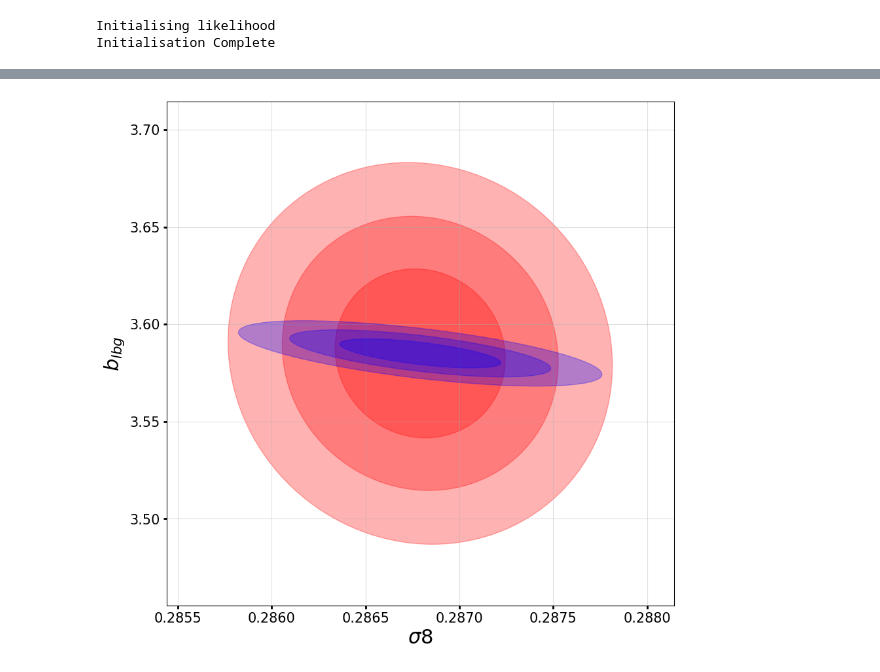
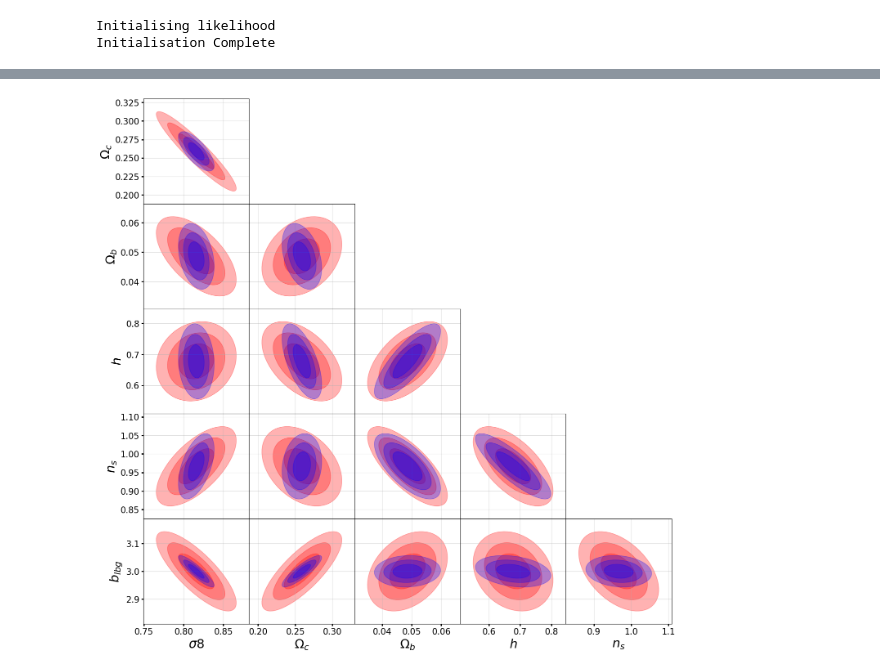
Before and after one commit to fpetri115/LBGforecast, a Jupyter notebook: tests_likelihood.ipynb, the cells around one changed output, grey strips where cells are left out. Saved outputs shown, nothing was run; the diff lists cells and outputs as text; code cells hidden in the pictures.

Commit message:
triangle plot

```diff
--- a/tests_likelihood.ipynb
+++ b/tests_likelihood.ipynb
@@ -49,18 +49,19 @@ params = np.array([lhood._cosmo_fid.sigma8,
 params = np.array([lhood._cosmo_fid.sigma8,
                   lhood._cosmo_fid.Omega_c,
                   lhood._cosmo_fid.Omega_b,
-                  lhood._cosmo_fid.h, lhood._cosmo_fid.n_s])
+                  lhood._cosmo_fid.h, lhood._cosmo_fid.n_s, lhood._b_lbg])
 
-norm_diff = pk(define_cosmo(), 1/8, 2.6)/pk(define_cosmo(), 1/8, 0)
-params = np.array([lhood._cosmo_fid.sigma8*np.sqrt(norm_diff), lhood._b_lbg])
+#w&w stuff
+#norm_diff = pk(define_cosmo(), 1/8, 2.6)/pk(define_cosmo(), 1/8, 0)
+#params = np.array([lhood._cosmo_fid.sigma8*np.sqrt(norm_diff), lhood._b_lbg])
 
 labels = np.array(["$\sigma8$", "$\Omega_c$", "$\Omega_b$",
                     "$h$", "$n_s$", "$w_0$"])
 
 labels = np.array(["$\sigma8$", "$\Omega_c$", "$\Omega_b$",
-                    "$h$", "$n_s$"])
+                    "$h$", "$n_s$", "$b_{lbg}$"])
 
-labels = np.array(["$\sigma8$", "$b_{lbg}$"])
+#labels = np.array(["$\sigma8$", "$b_{lbg}$"])
 
 F = lhood.fisher(params)
 F_marg = lhood.fisher_marg(params)
@@ -80,13 +81,13 @@ def plot_contours(fisher, pos, i, j, nstd=3, K=5.991, ax=None, resize=False, **k
 
   mat = fisher
   cov = np.linalg.inv(mat)
-  sigma_marg = lambda i: np.sqrt(cov[i, i])
+  sigma_marg = lambda k: np.sqrt(cov[k, k])
 
   if ax is None:
       ax = plt.gca()
 
   # Extracts the block we are interested in
-  cov = cov[:,[i,j]][[i,j],:]
+  cov = cov[[j, i]][::,[j, i]]
   vals, vecs = eigsorted(cov)
   theta = np.degrees(np.arctan2(*vecs[:, 0][::-1]))
 
@@ -110,8 +152,8 @@ def plot_contours(fisher, pos, i, j, nstd=3, K=5.991, ax=None, resize=False, **k
 plt.figure(figsize=(20, 20))
 nparams = len(params)
 
-randnos = np.random.multivariate_normal(np.array([params[0], params[1]]),
-                                         np.linalg.inv(F), 1000)
+#randnos = np.random.multivariate_normal(np.array([params[0], params[1]]),
+#                                         np.linalg.inv(F), 1000)
 
 for i in range(nparams):
     for j in range(nparams):
@@ -121,40 +163,40 @@ for i in range(nparams):
 
 
             plt.grid(alpha=0.4, zorder=-1)
 
-            plot_contours(F, params, j, i, K=2.279, fill=True,color='b', resize= True, alpha=0.3, zorder=5)
-            plot_contours(F, params, j, i, K=5.991, fill=True,color='b', resize= True, alpha=0.3, zorder=5)
-            #plot_contours(F, params, j, i, K=9.210, fill=True,color='b', resize= True, alpha=0.3, zorder=5)
-            plot_contours(F, params, j, i, K=11.618, fill=True,color='b', resize= True, alpha=0.3, zorder=5)
+            plot_contours(F, params, j, i, K=2.279, fill=True,color='b', alpha=0.3, zorder=5)
+            plot_contours(F, params, j, i, K=5.991, fill=True,color='b',  alpha=0.3, zorder=5)
+            #plot_contours(F, params, j, i, K=9.210, fill=True,color='b',  alpha=0.3, zorder=5)
+            plot_contours(F, params, j, i, K=11.618, fill=True,color='b',  alpha=0.3, zorder=5)
 
-            plot_contours(F_marg, params, j, i, K=2.279, fill=True,color='r', resize= True, alpha=0.3, zorder=1)
-            plot_contours(F_marg, params, j, i, K=5.991, fill=True,color='r', resize= True, alpha=0.3, zorder=1)
-            #plot_contours(F_marg, params, j, i, K=9.210, fill=True,color='r', resize= True, alpha=0.3, zorder=1)
-            plot_contours(F_marg, params, j, i, K=11.618, fill=True,color='r', resize= True, alpha=0.3, zorder=1)
+            plot_contours(F_marg, params, j, i, K=2.279, fill=True,color='r', alpha=0.3, zorder=1)
+            plot_contours(F_marg, params, j, i, K=5.991, fill=True,color='r', alpha=0.3, zorder=1)
+            #plot_contours(F_marg, params, j, i, K=9.210, fill=True,color='r',  alpha=0.3, zorder=1)
+            plot_contours(F_marg, params, j, i, K=11.618, fill=True,color='r', alpha=0.3, zorder=1)
 
 
             if(j == 0):
                 plt.ylabel(labels[i], fontsize = 22)
 
             if(i == nparams-1):
                 plt.xlabel(labels[j], fontsize = 22)
 
             plt.tick_params(axis="x", width = 2, labelsize=15)
             plt.tick_params(axis="y", width = 2, labelsize=15)
 
             if(i < len(params) - 1):
                 plt.tick_params(
                     axis='x',          # changes apply to the x-axis
                     which='both',      # both major and minor ticks are affected
                     bottom=False,      # ticks along the bottom edge are off
                     labelbottom=False)
 
             if(j > 0):
                 plt.tick_params(
                     axis='y',          # changes apply to the x-axis
                     which='both',      # both major and minor ticks are affected
-                    left=False,      # ticks along the bottom edge are off
+                    left=False,        # ticks along the bottom edge are off
                     labelleft=False)
             #plt.scatter(randnos[:,0], randnos[:, 1], c ='r', zorder=100, alpha=.5, s=10)
 # %% [output]
-[figure, old version]
+[figure, new version]
```
Also changed, not shown: parts of 6 cells of this notebook, 1 other file.
